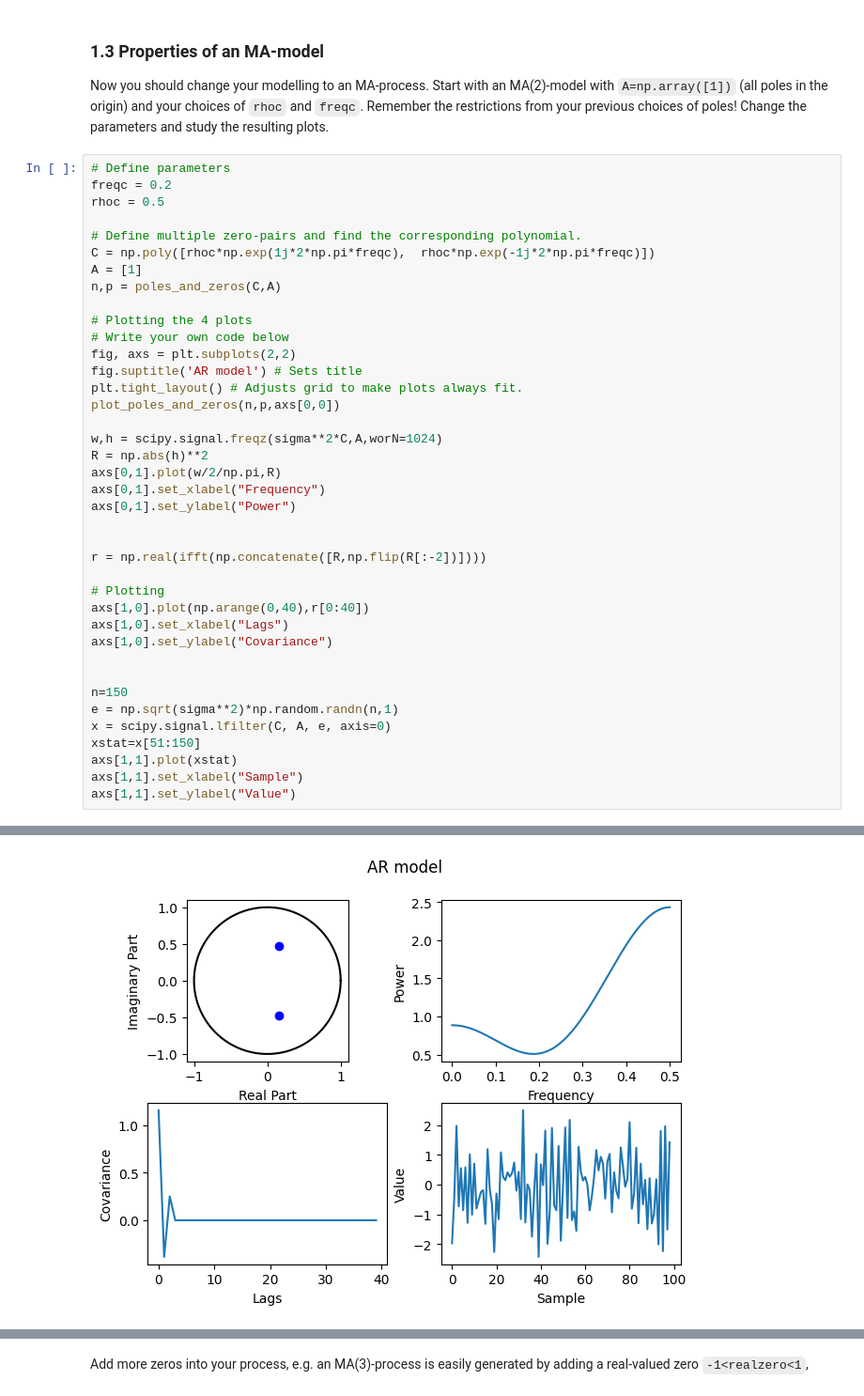
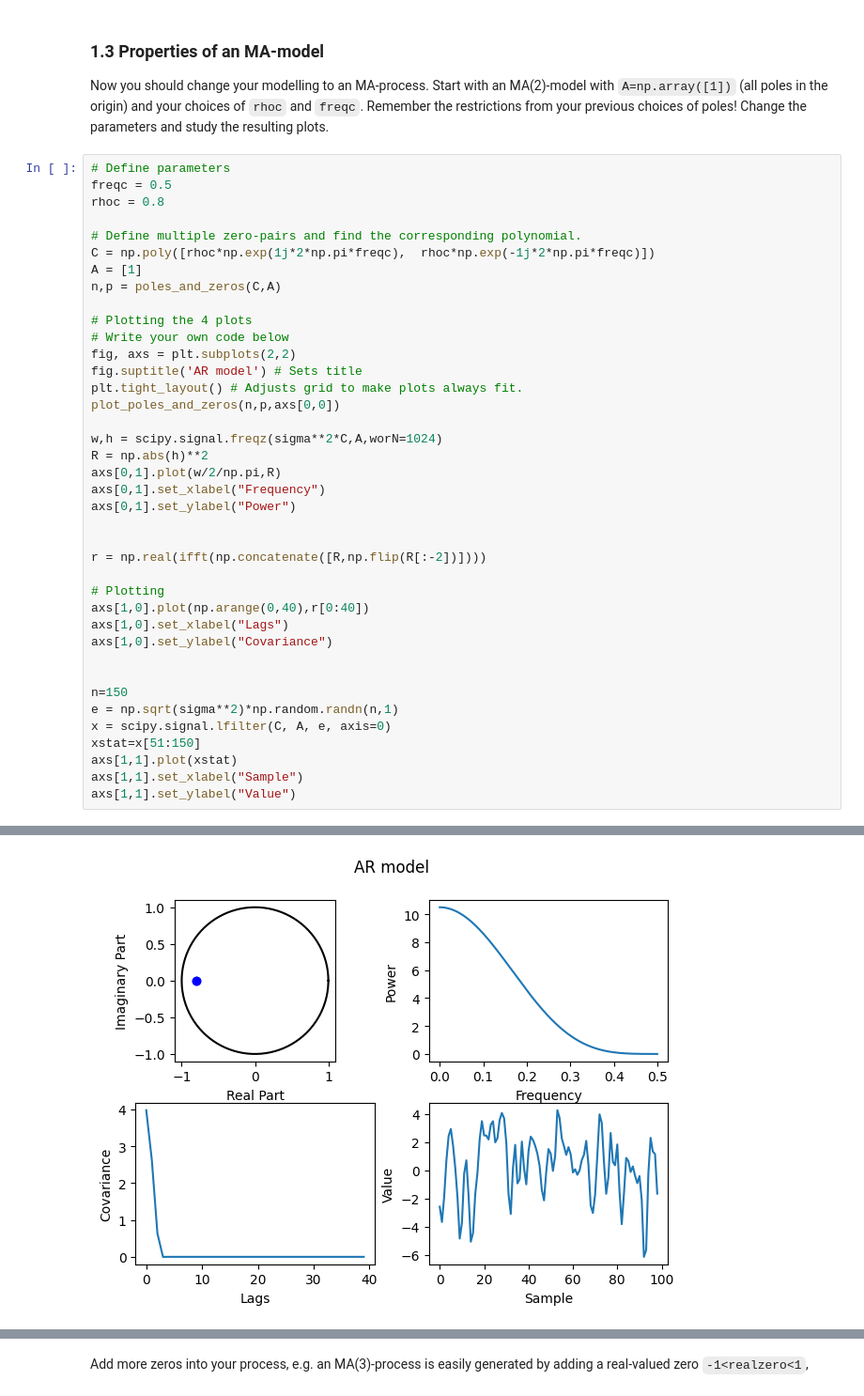
Before and after one commit to axellangenskiold/fmsf10, a Jupyter notebook: pythonLab2.ipynb, the cells around one changed output, grey strips where cells are left out. Shown at 94% size. Cells and saved outputs as stored; diff of their text form.

```diff
--- a/pythonLab2.ipynb
+++ b/pythonLab2.ipynb
@@ -325,8 +324,8 @@ MA(2)-model with `A=np.array([1])` (all poles in the origin) and your choices of
 Change the parameters and study the resulting plots.
 # %%
 # Define parameters
-freqc = 0.2
-rhoc = 0.5
+freqc = 0.5
+rhoc = 0.8
 
 # Define multiple zero-pairs and find the corresponding polynomial.
 C = np.poly([rhoc*np.exp(1j*2*np.pi*freqc),  rhoc*np.exp(-1j*2*np.pi*freqc)])
@@ -337,34 +336,34 @@ n,p = poles_and_zeros(C,A)
 # Write your own code below
 fig, axs = plt.subplots(2,2)
 fig.suptitle('AR model') # Sets title
 plt.tight_layout() # Adjusts grid to make plots always fit.
 plot_poles_and_zeros(n,p,axs[0,0])
 
 w,h = scipy.signal.freqz(sigma**2*C,A,worN=1024)
 R = np.abs(h)**2
 axs[0,1].plot(w/2/np.pi,R)
 axs[0,1].set_xlabel("Frequency")
 axs[0,1].set_ylabel("Power")
 
 
 r = np.real(ifft(np.concatenate([R,np.flip(R[:-2])])))
 
 # Plotting
 axs[1,0].plot(np.arange(0,40),r[0:40])
 axs[1,0].set_xlabel("Lags")
 axs[1,0].set_ylabel("Covariance")
 
 
 n=150
 e = np.sqrt(sigma**2)*np.random.randn(n,1)
 x = scipy.signal.lfilter(C, A, e, axis=0)
 xstat=x[51:150]
 axs[1,1].plot(xstat)
 axs[1,1].set_xlabel("Sample")
 axs[1,1].set_ylabel("Value")
 # %% [output]
 Text(313.26767676767673, 0.5, 'Value')
-[figure, old version]
+[figure, new version]
 # %% [markdown]
 ***Q6. How do the covariance function, spectral density and realization
 change when you increase the angle of your zeros from the positive real
```
Also changed, not shown: parts of 8 cells of this notebook.
